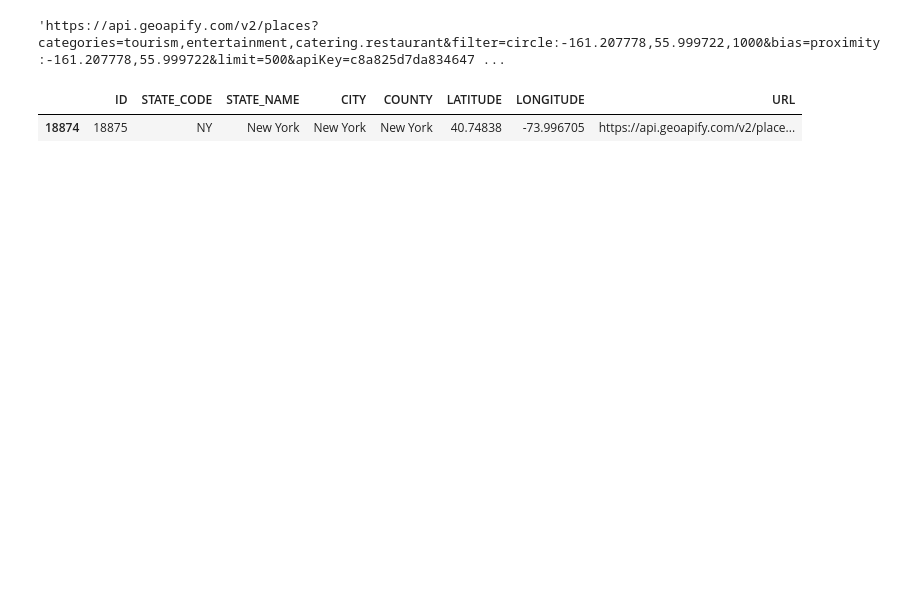
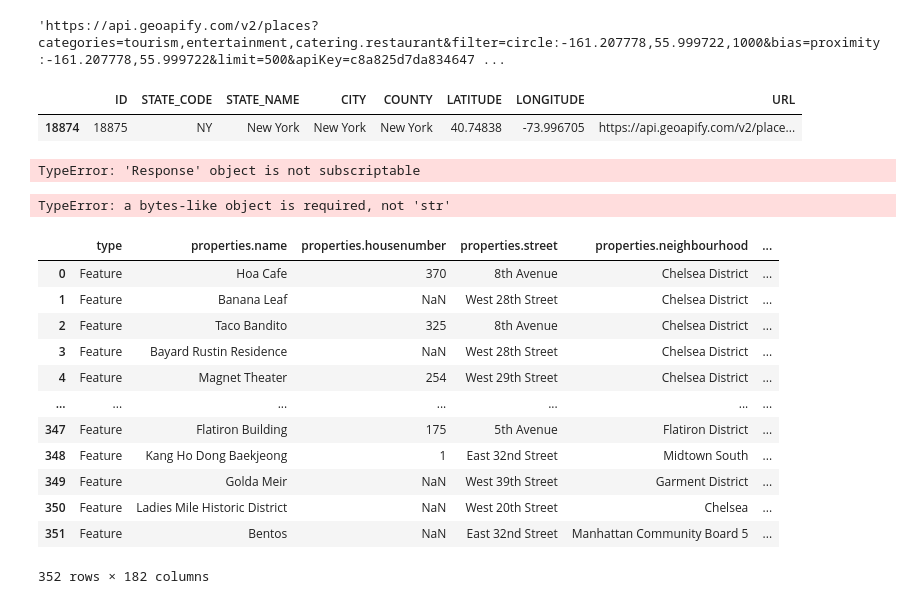
Before and after one commit to kasatsakshi/TripPy, a Jupyter notebook: dataPipeline/dataExtraction/geoapify/sciptnotebook.ipynb, the cells around one changed output. Drawn from its saved outputs; the diff is of its cells as text; code cells hidden in the pictures; blank space fills up the shorter version.

Commit message:
Convert JSON to DF

```diff
--- a/dataPipeline/dataExtraction/geoapify/sciptnotebook.ipynb
+++ b/dataPipeline/dataExtraction/geoapify/sciptnotebook.ipynb
@@ -59,22 +60,46 @@ df[df['CITY']=="New York"]
 |  | ID | STATE_CODE | STATE_NAME | CITY | COUNTY | LATITUDE | LONGITUDE | URL |
 | 18874 | 18875 | NY | New York | New York | New York | 40.74838 | -73.996705 | https://api.geoapify.com/v2/place... |
 # %%
-top_cities = ["New York", "Los Angeles", "Las Vegas", "Orlando", "Miami", "San Francisco"]
+top_cities = ["New York"]
+#, "Los Angeles", "Las Vegas", "Orlando", "Miami", "San Francisco"
 # %%
 df_top = df[df['CITY'].isin(top_cities)]
 # %%
 df_top = df_top.reset_index()  # make sure indexes pair with number of rows
 # %%
 for index, row in df_top.iterrows():
-
     city = row["CITY"]
     state = row["STATE_CODE"]
     county = row["COUNTY"]
     url = row["URL"]
-
     filename = city+'-'+state+'.json'
-
     response = requests.get(url, headers=headers)
-
-    with open(filename, "wb") as text_file:
-        text_file.write(response.content)
+# %% [output]
+TypeError: 'Response' object is not subscriptable
+# %%
+if 'type' in response.content:
+    del response.content['type']
+# %% [output]
+TypeError: a bytes-like object is required, not 'str'
+# %%
+my_json = json.loads(response.content)
+my_json.pop('type')
+val = list(my_json.values())
+my_json = val[0]
+df = pd.json_normalize(my_json)
+# %%
+df
+# %% [output]
+|  | type | properties.name | properties.housenumber | properties.street | properties.neighbourhood | ... |
+| 0 | Feature | Hoa Cafe | 370 | 8th Avenue | Chelsea District | ... |
+| 1 | Feature | Banana Leaf | NaN | West 28th Street | Chelsea District | ... |
+| 2 | Feature | Taco Bandito | 325 | 8th Avenue | Chelsea District | ... |
+| 3 | Feature | Bayard Rustin Residence | NaN | West 28th Street | Chelsea District | ... |
+| 4 | Feature | Magnet Theater | 254 | West 29th Street | Chelsea District | ... |
+| ... | ... | ... | ... | ... | ... | ... |
+| 347 | Feature | Flatiron Building | 175 | 5th Avenue | Flatiron District | ... |
+| 348 | Feature | Kang Ho Dong Baekjeong | 1 | East 32nd Street | Midtown South | ... |
+| 349 | Feature | Golda Meir | NaN | West 39th Street | Garment District | ... |
+| 350 | Feature | Ladies Mile Historic District | NaN | West 20th Street | Chelsea | ... |
+| 351 | Feature | Bentos | NaN | East 32nd Street | Manhattan Community Board 5 | ... |
+352 rows × 182 columns
```
Also changed, not shown: parts of 4 cells of this notebook, 1 other file.
